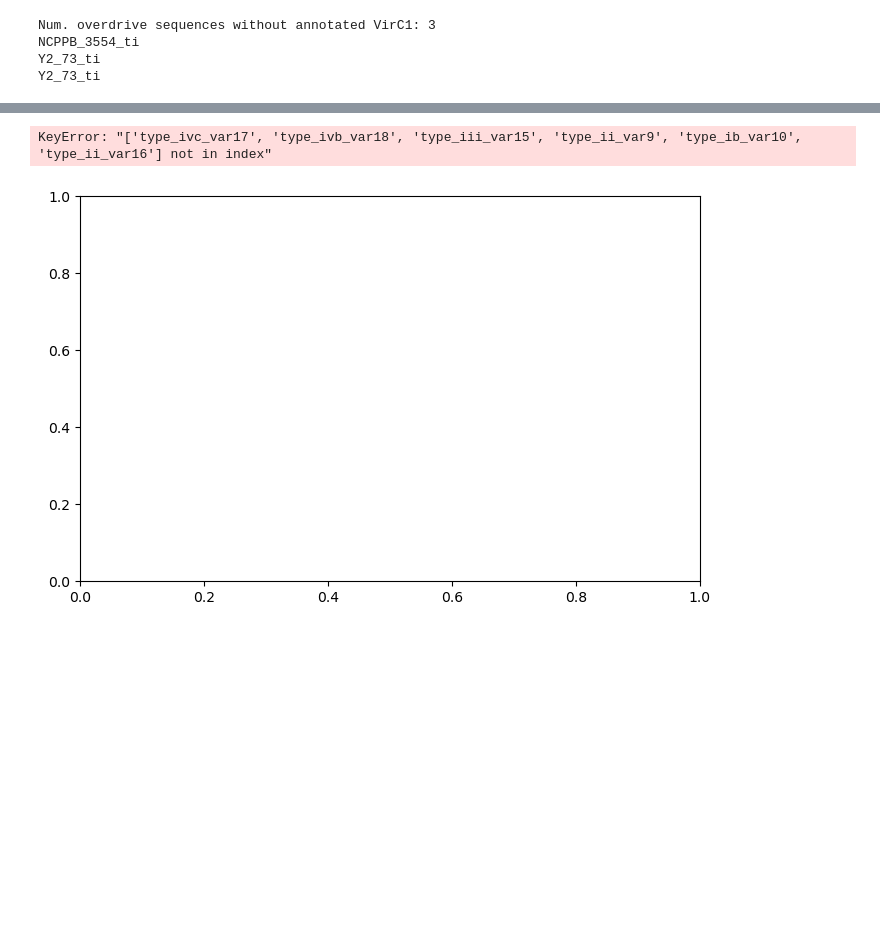
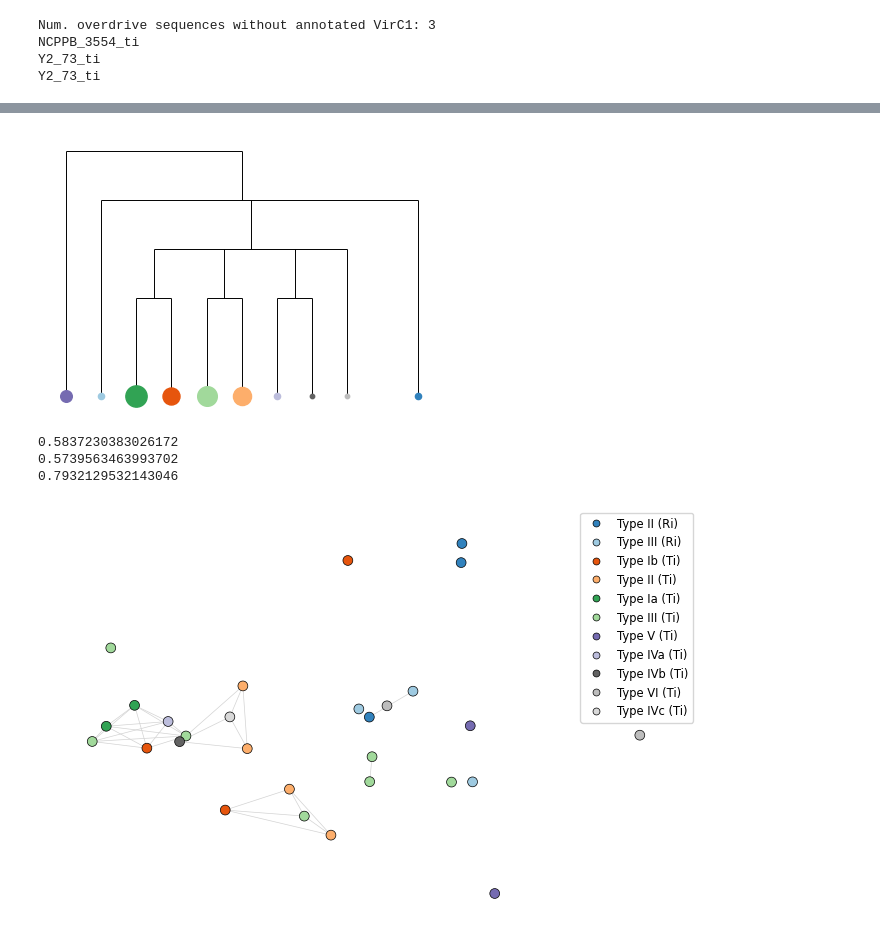
Before and after one commit to pipparichter/overdrive, a Jupyter notebook: notebooks/sandbox-1.1.ipynb, the cells around one changed output, grey strips where cells are left out. Drawn from its saved outputs; the diff is of its cells as text; code cells hidden in the pictures; blank space fills up the shorter version.

```diff
--- a/notebooks/sandbox-1.1.ipynb
+++ b/notebooks/sandbox-1.1.ipynb
@@ -257,3 +255,74 @@ figure(overdrive_df)
+# %%
+def figure(overdrive_df, palette=palette):
+
+    fig, ax = plt.subplots(figsize=(5, 3.5))
+
+    coords = dict()
+    coords['Type V (Ti)'] = 0, (1, 0)
+    coords['Type III (Ri)'] = 1, (2, 0)
+    coords['Type Ia (Ti)'] = 3, (3, 0)
+    coords['Type Ib (Ti)'] = 3, (4, 0)
+    coords['Type III (Ti)'] = 3, (5, 0)
+    coords['Type II (Ti)'] = 3, (6, 0)
+    coords['Type IVa (Ti)'] = 3, (7, 0)
+    coords['Type IVb (Ti)'] = 3, (8, 0)
+    coords['Type VI (Ti)'] = 2, (9, 0)
+    # coords['Type I (Ri)'] = (10, 0)
+    coords['Type II (Ri)'] = 1, (11, 0)
+
+    max_height = 5
+    levels = [max_height, max_height - 1, max_height - 2, max_height - 3]
+
+    ax.hlines(max_height, xmin=1, xmax=(11 + 1) / 2, color='black', lw=0.7)
+    ax.hlines(max_height - 1, xmin=2, xmax=11, color='black', lw=0.7)
+    ax.hlines(max_height - 2, xmin=(3 + 4) / 2, xmax=9, color='black', lw=0.7)
+    ax.hlines(max_height - 3, xmin=3, xmax=4, color='black', lw=0.7)
+    ax.hlines(max_height - 3, xmin=5, xmax=6, color='black', lw=0.7)
+    ax.hlines(max_height - 3, xmin=7, xmax=8, color='black', lw=0.7)
+
+    ax.vlines((11 + 1) / 2, ymin=levels[1], ymax=levels[0], color='black', lw=0.7)
+    ax.vlines((((3 + 4) / 2) + 9) / 2, ymin=levels[2], ymax=levels[1], color='black', lw=0.7)
+    ax.vlines((3 + 4) / 2, ymin=levels[3], ymax=levels[2], color='black', lw=0.7)
+    ax.vlines((5 + 6) / 2, ymin=levels[3], ymax=levels[2], color='black', lw=0.7)
+    ax.vlines((7 + 8) / 2, ymin=levels[3], ymax=levels[2], color='black', lw=0.7)
+
+    sizes = overdrive_df.plasmid_type.value_counts().to_dict()
+
+    for label, (level, (x, y)) in coords.items():
+        ax.vlines(x, ymin=0, ymax=levels[level], color='black', zorder=-1, lw=0.7)
+        ax.scatter([x], [y], color=palette[label], s=5 * sizes[label], label=label)
+
+    for _, spine in ax.spines.items():
+        spine.set_visible(False)
+    ax.set_xticks([])
+    ax.set_yticks([])
+    # ax.legend()
+
+    plt.show()
+
+figure(overdrive_df)
+# %% [output]
+[figure, added]
+# %%
+# How many unique VirC1-VirC2 combinations?
+
+virc1_virc2_pairs = set([(row.virc1_variant, row.virc2_variant) for row in overdrive_df.itertuples()])
+
+# If you know VirC1, how well can you predict overdrive?
+# If you know VirC2, how well can you predict overdrive?
+from sklearn.metrics import mutual_info_score, normalized_mutual_info_score, adjusted_mutual_info_score
+
+df = overdrive_df[~(overdrive_df.virc1_seq.isnull() | overdrive_df.virc2_seq.isnull())].copy()
+# print(adjusted_mutual_info_score(df.variant.values, df.virc1_variant.values))
+# print(adjusted_mutual_info_score(df.variant.values, df.virc2_variant.values))
+print(adjusted_mutual_info_score(df.reduced_variant.values, df.virc1_variant.values))
+print(adjusted_mutual_info_score(df.reduced_variant.values, df.virc2_variant.values))
+
+print(adjusted_mutual_info_score(df.virc1_variant.values, df.virc2_variant.values))
+# %% [output]
+0.5837230383026172
+0.5739563463993702
+0.7932129532143046
 # %%
 # We can see that identical upstream regions are generally limited to plasmids of the same type, with the exception
 # of some which are found in both Type 1a and Type 1b plasmids, as well as Type 1a and Type III.
@@ -273,9 +342,11 @@ def figure(overdrive_df, palette=palette):
     figure_df = figure_df.set_index('id')
 
     align_df = load_align('../data/data-1/figure_2_align.tsv')
+    # Want to characterize the cross-variant alignments.
 
     graph = get_alignment_graph(align_df, order=figure_df.index.values)
     alignment_groups = nx.connected_components(graph)
+    alignment_groups = {i:set([int(re.search(r'\d+', id_).group(0)) for id_ in group]) for i, group in enumerate(alignment_groups)}
 
     fig, ax = plt.subplots(figsize=(8, 5))
 
@@ -298,5 +369,4 @@ def figure(overdrive_df, palette=palette):
 
 align_df, alignment_groups = figure(overdrive_df)
 # %% [output]
-KeyError: "['type_ivc_var17', 'type_ivb_var18', 'type_iii_var15', 'type_ii_var9', 'type_ib_var10', 'type_ii_var16'] not in index"
-[figure, old version]
+[figure, new version]
```
Also changed, not shown: parts of 21 cells of this notebook, 5 other files.
